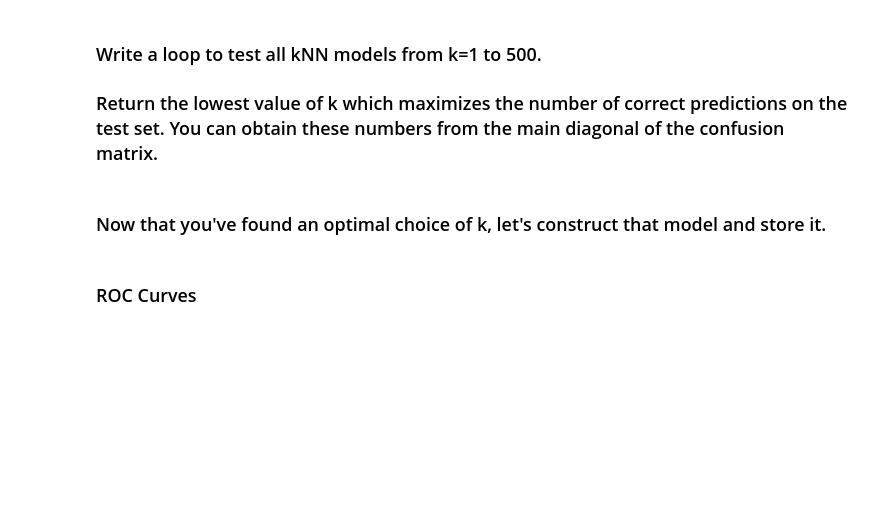
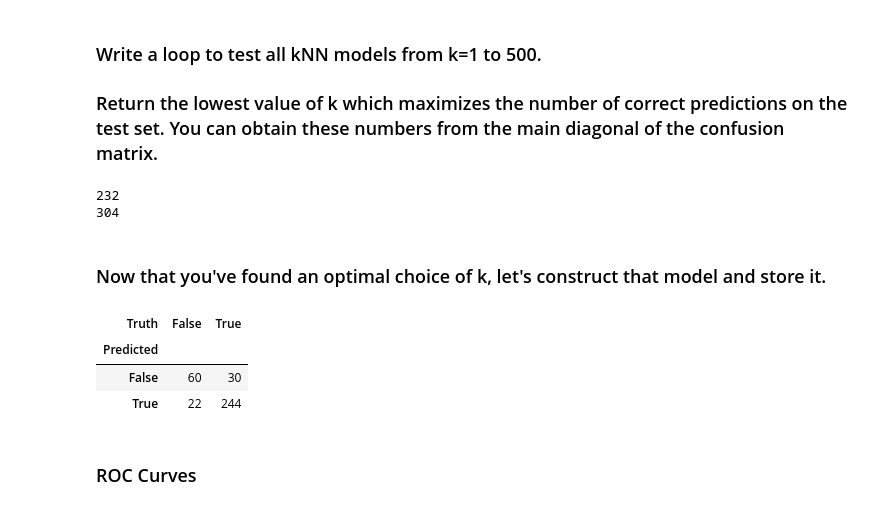
Before and after one commit to adt22006/code_2600, a Jupyter notebook: mod06_classification.ipynb, the cells around one changed output. Saved outputs shown, nothing was run; the diff lists cells and outputs as text; code cells hidden in the pictures; blank space fills up the shorter version.

```diff
--- a/mod06_classification.ipynb
+++ b/mod06_classification.ipynb
@@ -202,19 +331,34 @@ best_k = 0
 num_correct_pred = 0
 
 for k in range(1,500):
-    #fillin
+    knn_loop = KNeighborsClassifier(n_neighbors=k)
+    knn_loop.fit(X_train_array, y_train)
+    knn_loop_test = knn_loop.predict(X_test_array)
+    table = confusion_table(knn_loop_test, y_test)
+    num_correct = table.iloc[0,0] + table.iloc[1,1]
+
+    if num_correct > num_correct_pred:
+        num_correct_pred = num_correct
+        best_k = k
 
 print(best_k)
 print(num_correct_pred)
+# %% [output]
+232
+304
 # %% [markdown]
 ### Now that you've found an optimal choice of k, let's construct that model and store it.
 # %%
-knn_opt = KNeighborsClassifier(n_neighbors=#fillin
-                               )
+knn_opt = KNeighborsClassifier(n_neighbors=best_k)
 knn_opt.fit(X_train_array, y_train)
 knn_opt_test = knn_opt.predict(X_test_array)
 
 confusion_table(knn_opt_test, y_test)
+# %% [output]
+| Truth | False | True |
+| Predicted |  |  |
+| False | 60 | 30 |
+| True | 22 | 244 |
 # %% [markdown]
 ### ROC Curves
 # %%
```
Also changed, not shown: parts of 18 cells of this notebook, 1 other file.
